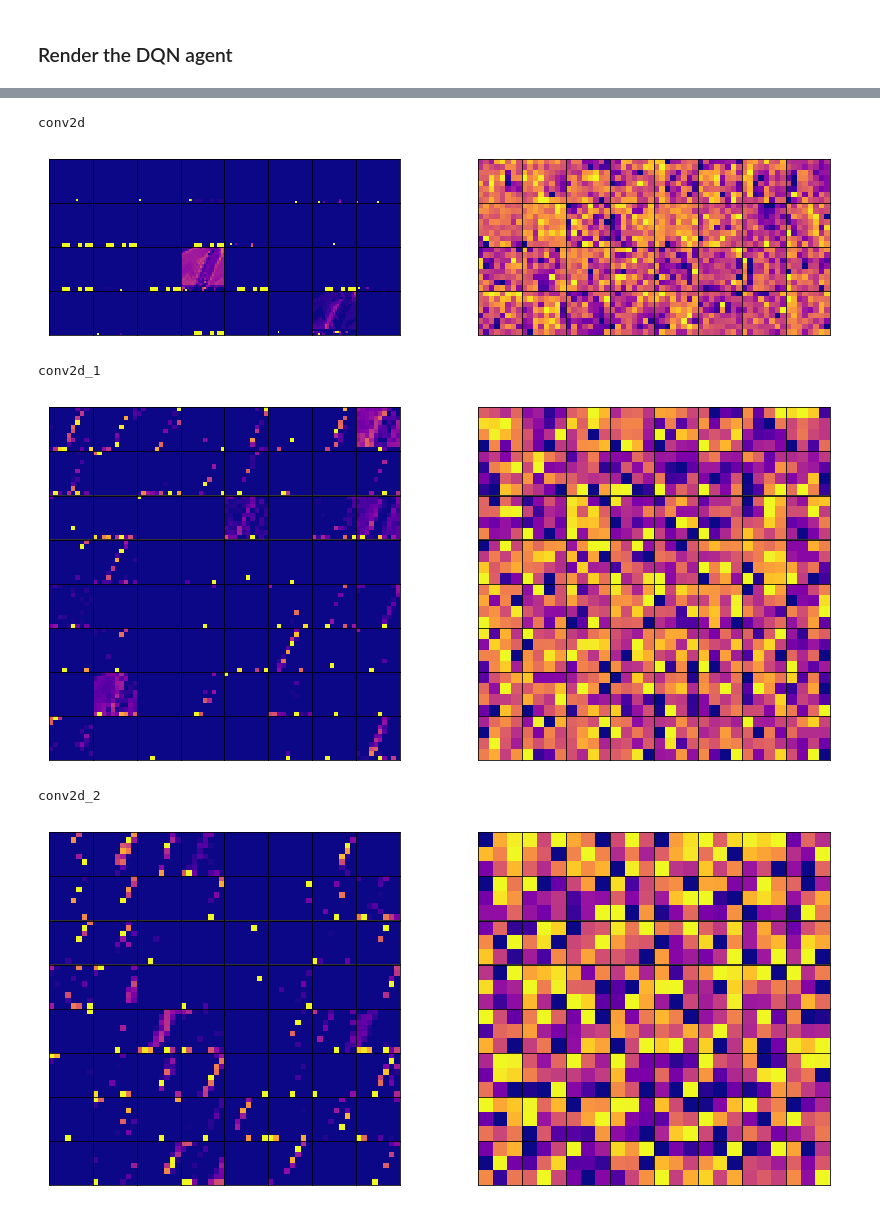
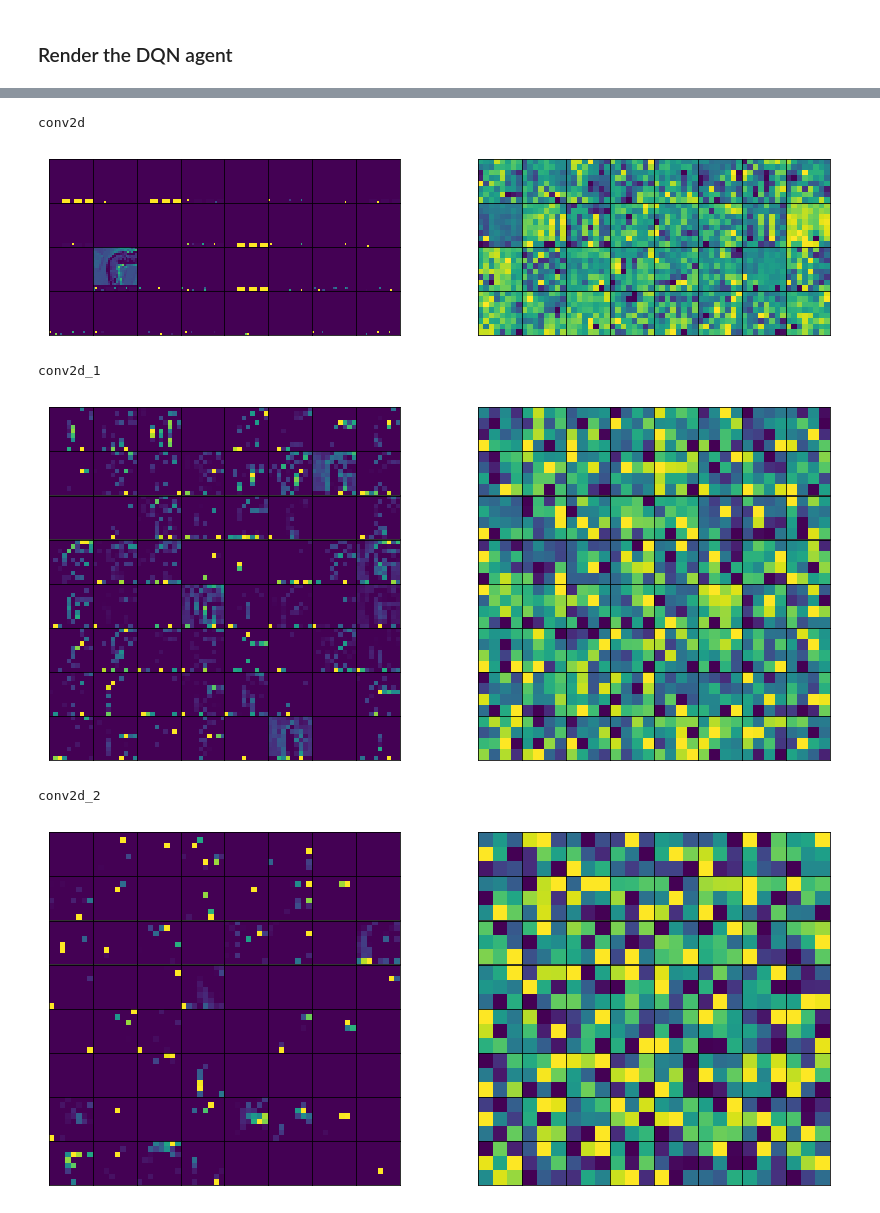
Before and after one commit to g-nightingale/car-racing-rl, a Jupyter notebook: car_racing_dqn.ipynb, the cells around one changed output, grey strips where cells are left out. Cells and saved outputs as stored; diff of their text form; code cells hidden in the pictures.

```diff
--- a/car_racing_dqn.ipynb
+++ b/car_racing_dqn.ipynb
@@ -228,6 +209,7 @@ def wrap_env(env):
 # %%
-# with open("./runs/dqn_results_20220411-040945.pickle", 'rb') as fp:
-#     results = pickle.load(fp)
+with open("./runs/dqn_results_20220412-110508.pickle", 'rb') as fp:
+    results = pickle.load(fp)
+
 actions = results['actions']
 model = results['model']
 env = wrap_env(gym.make("CarRacing-v0"))
@@ -270,10 +256,10 @@ Track generation: 1151..1443 -> 292-tiles track
 [interactive output not drawn]
 # %%
-with open("./runs/dqn_results_20220411-040945.pickle", 'rb') as fp:
-    results = pickle.load(fp)
+# with open("./runs/dqn_results_20220411-040945.pickle", 'rb') as fp:
+#     results = pickle.load(fp)
 
-actions = results['actions']
-model = results['model']
+# actions = results['actions']
+# model = results['model']
 
 
 def live_trial(episodes, env, render=False):
@@ -292,8 +278,6 @@ def live_trial(episodes, env, render=False):
 
         i = 0
         while True:
-            if render:
-                env.render()
             # Full throttle for first 50 frames
             if i < 50:
                 a_0 = 0
@@ -316,14 +300,10 @@ def live_trial(episodes, env, render=False):
         print(episode_rewards)
         total_rewards.append(episode_rewards)
 
-    if render:
-        show_video()
-
     env.close()
-
     return total_rewards
 
 
 env = gym.make("CarRacing-v0")
-total_rewards = live_trial(100, env, render=False)
+total_rewards = live_trial(5, env, render=False)
 # %% [output]
@@ -356,7 +326,7 @@ with open("./runs/dqn_results_20220412-095012.pickle", 'rb') as fp:
 actions = results['actions']
 model = results['model']
 # %%
-def live_trial(env):
+def live_trial(env, model):
     """Do a live trial."""
 
     # Reset environment and process image
@@ -392,7 +362,7 @@ def live_trial(env):
     return state_list
 
 env = gym.make("CarRacing-v0")
-state_list = live_trial(env)
+state_list = live_trial(env, model)
 
 # Create activation model
 activation_model = create_activation_model(model)
@@ -401,9 +371,10 @@ Track generation: 1076..1349 -> 273-tiles track
 # %%
-# Plot an image
-idx = 22
+# Select image index from history
+idx = 39
 img = state_list[idx][:, :, :, :]
 
-plt.figure()
+# Plot an image
+plt.figure(figsize=(6, 6))
 plt.imshow(img[0, :, :, 3])
 plt.axis('off')
 plt.show()
@@ -412,10 +383,10 @@ plt.show()
 # %%
 # Feature maps and filters for state
-display_cnn_feature_maps_and_filters(model, activation_model, img, total_width=14, cmap='plasma')
+display_cnn_feature_maps_and_filters(model, activation_model, img, total_width=14, cmap='viridis')
 # %% [output]
 conv2d
-[figure, old version]
+[figure, new version]
 conv2d_1
-[figure, old version]
+[figure, new version]
 conv2d_2
-[figure, old version]
+[figure, new version]
```
Also changed, not shown: parts of 12 cells of this notebook, 4 other files.
